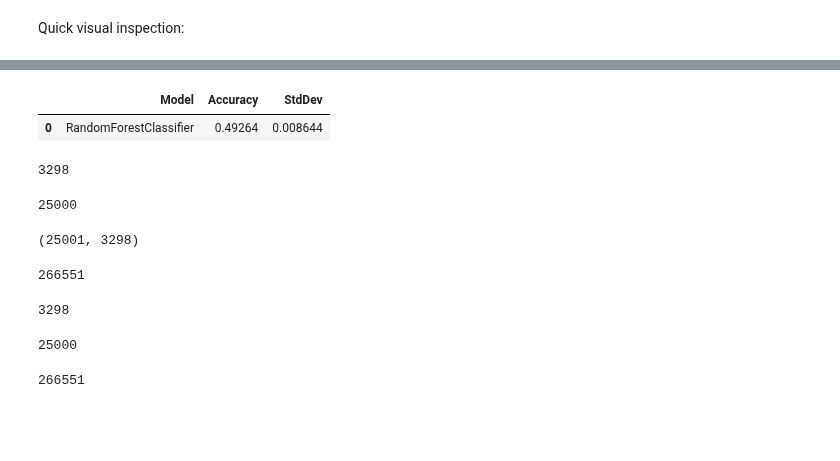
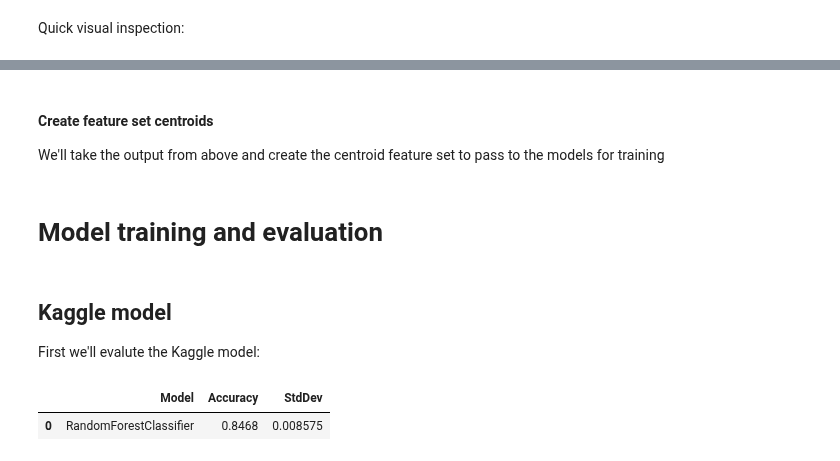
Before and after one commit to nrasch/Portfolio, a Jupyter notebook: Machine-Learning/Python/04-Classic-Datasets/Model-06.p3.ipynb, the cells around one changed output, grey strips where cells are left out. Cells and saved outputs as stored; diff of their text form; code cells hidden in the pictures; blank space fills up the shorter version.

Commit message:
Wrapping up Model-06.p3.ipynb using Word2Vec on sentiment analysis write-up

```diff
--- a/Machine-Learning/Python/04-Classic-Datasets/Model-06.p3.ipynb
+++ b/Machine-Learning/Python/04-Classic-Datasets/Model-06.p3.ipynb
@@ -118,23 +128,0 @@ Define a 'cleaning' function, and clean the training set:
-# %%
-# Convert the stop words to a set
-stopWords = set(stopwords.words("english"))
-
-# Clean IMDB review text
-def cleanReview(review, stopWords):
-    # Remove HTML
-    clean = BeautifulSoup(review)
-
-    # Remove non-alpha chars
-    clean = re.sub("[^a-zA-Z]", ' ', clean.get_text())
-
-    # Convert to lower case and "tokenize"
-    clean = clean.lower().split()
-
-    # Remove stop words
-    clean = [x for x in clean if not x in stopWords]
-
-    # Prepare final, cleaned review
-    clean = " ".join(clean)
-
-    # Return results
-    return clean
@@ -228,6 +128,0 @@ Everything looks good so far, so let's 'de-noise' the entire dataset:
-# %%
-sparseCleanReviews = []
-
-for review in cleanReviews:
-    _tmp = [x for x in review.split() if x in allWords]
-    sparseCleanReviews.append(" ".join(_tmp))
@@ -688,67 +496,48 @@ trainSentences = []
 
 for s in df.iloc[:,2]:
     trainSentences.append(createSentences(s, tokenizer, remove_stopwords = True))
+# %% [markdown]
+#### Create feature set centroids
+
+We'll take the output from above and create the centroid feature set to pass to the models for training
 # %%
 k = int(wordVecs.shape[0] / 5)
 
-# Pre-allocate an array for the training set bags of centroids (for speed)
-train_centroids = np.zeros( (df.iloc[:,2].size, k), dtype="float32" )
+# Init training variable
+xTrain = np.zeros( (df.iloc[:,2].size, k), dtype="float32")
 
 # Transform the training set reviews into bags of centroids
 counter = 0
 for review in trainSentences:
-    #train_centroids[counter,:] = createFeatureArray(review, clusterDict)
+    xTrain[counter,:] = createFeatureArray(review, clusterDict)
     counter += 1
+# %% [markdown]
+# Model training and evaluation
+# %% [markdown]
+## Kaggle model
+
+First we'll evalute the Kaggle model:
 # %%
 # Init vars and params
 eFolds = 10
 eSeed = 10
 
 # Use accuracy since this is a classification problem
 eScore = 'accuracy'
 
 modelName = 'RandomForestClassifier'
-
-xTrain = train_centroids
+RandomForestClassifier(n_estimators = 100)
 yTrain = df.iloc[:, 1]
 
 _DF = pd.DataFrame(columns = ['Model', 'Accuracy', 'StdDev'])
 _Results = {}
 _model = RandomForestClassifier(n_estimators = 100)
 
 kFold = KFold(n_splits = eFolds, random_state = eSeed)
 _Results[modelName] = cross_val_score(_model, xTrain, yTrain, cv = kFold, scoring = eScore)
 
 _DF.loc[len(_DF)] = list(['RandomForestClassifier', _Results[modelName].mean(), _Results[modelName].std()])
 display(_DF.sort_values(by = ['Accuracy', 'StdDev', 'Model'], ascending = [False, True, True]))
 # %% [output]
 |  | Model | Accuracy | StdDev |
-| 0 | RandomForestClassifier | 0.49264 | 0.008644 |
+| 0 | RandomForestClassifier | 0.8468 | 0.008575 |
-# %%
-k
-# %% [output]
-3298
-# %%
-df.iloc[:,2].size
-# %% [output]
-25000
-# %%
-train_centroids.shape
-# %% [output]
-(25001, 3298)
-# %%
-len(trainSentences)
-# %% [output]
-266551
-# %%
-max( clusterDict.values() ) + 1
-# %% [output]
-3298
-# %%
-len(train_centroids)
-# %% [output]
-25000
-# %%
-counter
-# %% [output]
-266551
```
Also changed, not shown: parts of 73 cells of this notebook, 2 other files.
